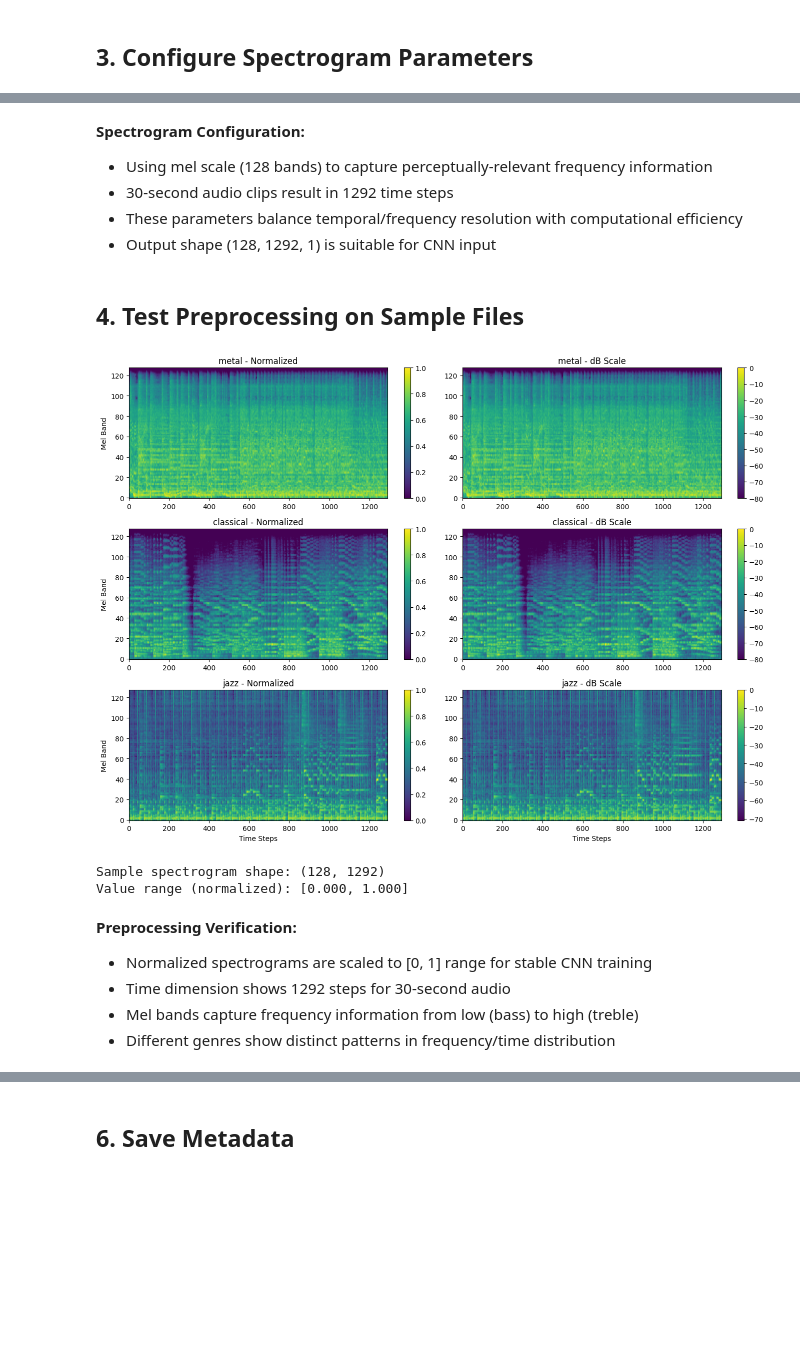
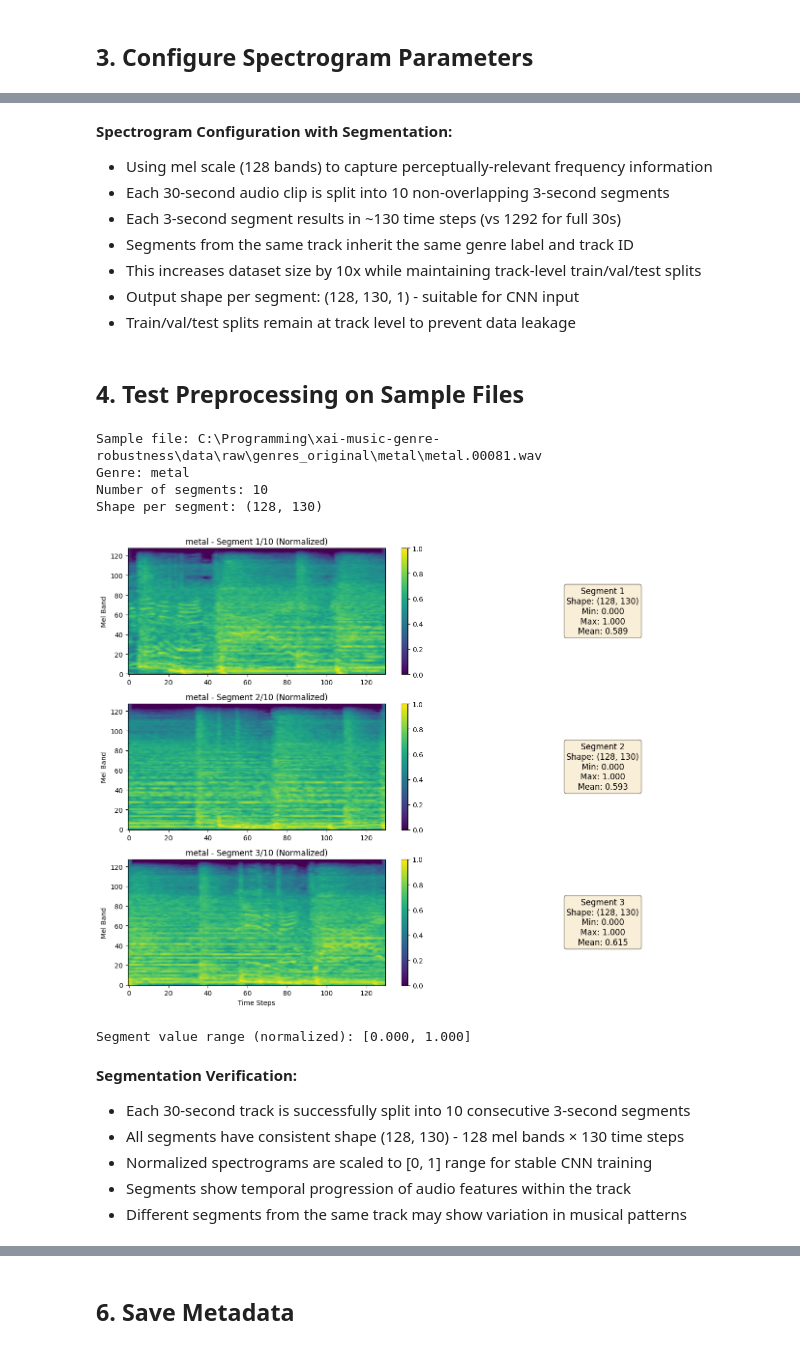
Before and after one commit to Terikyy/xai-music-genre-robustness, a Jupyter notebook: notebooks/02_preprocessing.ipynb, the cells around one changed output, grey strips where cells are left out. Drawn from its saved outputs; the diff is of its cells as text; code cells hidden in the pictures; blank space fills up the shorter version.

Commit message:
Changes to preprocessing: Split audio tracks into 3-second segments for 10x dataset increase (hopefully better model accuracy)

```diff
--- a/notebooks/02_preprocessing.ipynb
+++ b/notebooks/02_preprocessing.ipynb
@@ -135,52 +144,66 @@ Final CNN input shape: (128, 1292, 1)
 # %% [markdown]
-**Spectrogram Configuration:**
+**Spectrogram Configuration with Segmentation:**
 - Using mel scale (128 bands) to capture perceptually-relevant frequency information
-- 30-second audio clips result in 1292 time steps
-- These parameters balance temporal/frequency resolution with computational efficiency
-- Output shape (128, 1292, 1) is suitable for CNN input
+- Each 30-second audio clip is split into 10 non-overlapping 3-second segments
+- Each 3-second segment results in ~130 time steps (vs 1292 for full 30s)
+- Segments from the same track inherit the same genre label and track ID
+- This increases dataset size by 10x while maintaining track-level train/val/test splits
+- Output shape per segment: (128, 130, 1) - suitable for CNN input
+- Train/val/test splits remain at track level to prevent data leakage
 # %% [markdown]
 ## 4. Test Preprocessing on Sample Files
 # %%
-# Test on a few sample files
-sample_files = train_files[:3]
+# Test on a sample file to see segmentation
+sample_file, sample_genre = train_files[0]
 
+# Process file with segmentation
+segments = preprocessor.process_audio_file(sample_file, normalize=True)
+
+print(f"Sample file: {sample_file}")
+print(f"Genre: {sample_genre}")
+print(f"Number of segments: {len(segments)}")
+print(f"Shape per segment: {segments[0].shape}")
+
+# Visualize the first 3 segments
 fig, axes = plt.subplots(3, 2, figsize=(14, 10))
 
-for idx, (file_path, genre) in enumerate(sample_files):
-    # Process file
-    spec = preprocessor.process_audio_file(file_path, normalize=True)
-
+for idx in range(min(3, len(segments))):
     # Plot normalized spectrogram
-    im = axes[idx, 0].imshow(spec, aspect='auto', origin='lower', cmap='viridis')
-    axes[idx, 0].set_title(f'{genre} - Normalized')
+    im = axes[idx, 0].imshow(segments[idx], aspect='auto', origin='lower', cmap='viridis')
+    axes[idx, 0].set_title(f'{sample_genre} - Segment {idx+1}/10 (Normalized)')
     axes[idx, 0].set_ylabel('Mel Band')
     plt.colorbar(im, ax=axes[idx, 0])
 
-    # Plot raw dB spectrogram
-    spec_db = preprocessor.process_audio_file(file_path, normalize=False)
-    im = axes[idx, 1].imshow(spec_db, aspect='auto', origin='lower', cmap='viridis')
-    axes[idx, 1].set_title(f'{genre} - dB Scale')
-    plt.colorbar(im, ax=axes[idx, 1])
+    # Show value range
+    axes[idx, 1].text(0.5, 0.5,
+                      f'Segment {idx+1}\nShape: {segments[idx].shape}\n'
+                      f'Min: {segments[idx].min():.3f}\nMax: {segments[idx].max():.3f}\n'
+                      f'Mean: {segments[idx].mean():.3f}',
+                      ha='center', va='center', fontsize=12,
+                      bbox=dict(boxstyle='round', facecolor='wheat', alpha=0.5))
+    axes[idx, 1].axis('off')
 
     if idx == 2:
         axes[idx, 0].set_xlabel('Time Steps')
-        axes[idx, 1].set_xlabel('Time Steps')
 
 plt.tight_layout()
 plt.show()
 
-print(f"Sample spectrogram shape: {spec.shape}")
-print(f"Value range (normalized): [{spec.min():.3f}, {spec.max():.3f}]")
+print(f"\nSegment value range (normalized): [{segments[0].min():.3f}, {segments[0].max():.3f}]")
 # %% [output]
+Sample file: C:\Programming\xai-music-genre-robustness\data\raw\genres_original\metal\metal.00081.wav
+Genre: metal
+Number of segments: 10
+Shape per segment: (128, 130)
-[figure, old version]
+[figure, new version]
-Sample spectrogram shape: (128, 1292)
-Value range (normalized): [0.000, 1.000]
+Segment value range (normalized): [0.000, 1.000]
 # %% [markdown]
-**Preprocessing Verification:**
+**Segmentation Verification:**
+- Each 30-second track is successfully split into 10 consecutive 3-second segments
+- All segments have consistent shape (128, 130) - 128 mel bands × 130 time steps
 - Normalized spectrograms are scaled to [0, 1] range for stable CNN training
-- Time dimension shows 1292 steps for 30-second audio
-- Mel bands capture frequency information from low (bass) to high (treble)
-- Different genres show distinct patterns in frequency/time distribution
+- Segments show temporal progression of audio features within the track
+- Different segments from the same track may show variation in musical patterns
 # %% [markdown]
 ## 5. Process Full Dataset
 
```
Also changed, not shown: parts of 11 cells of this notebook, 1 other file.
